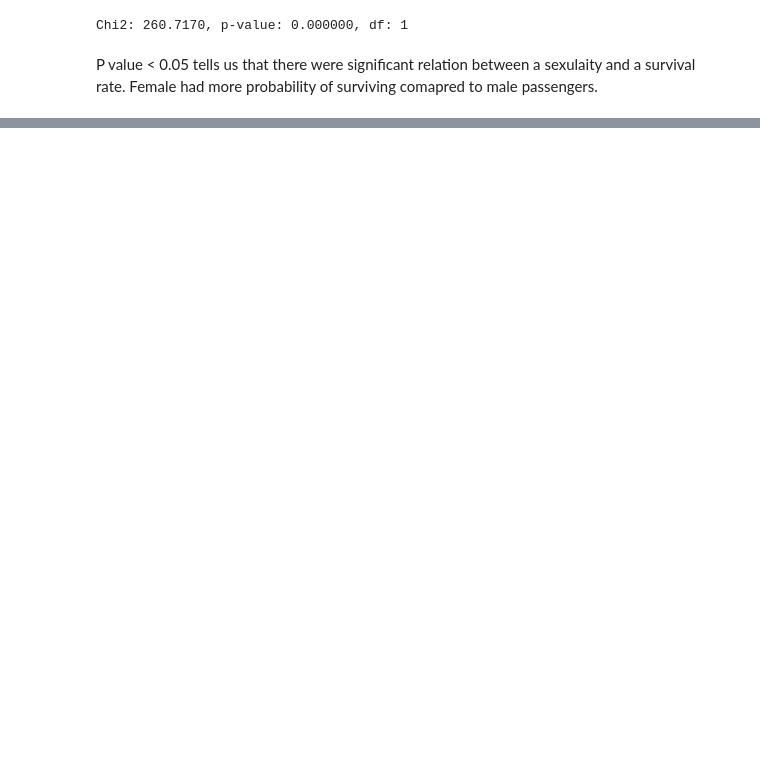
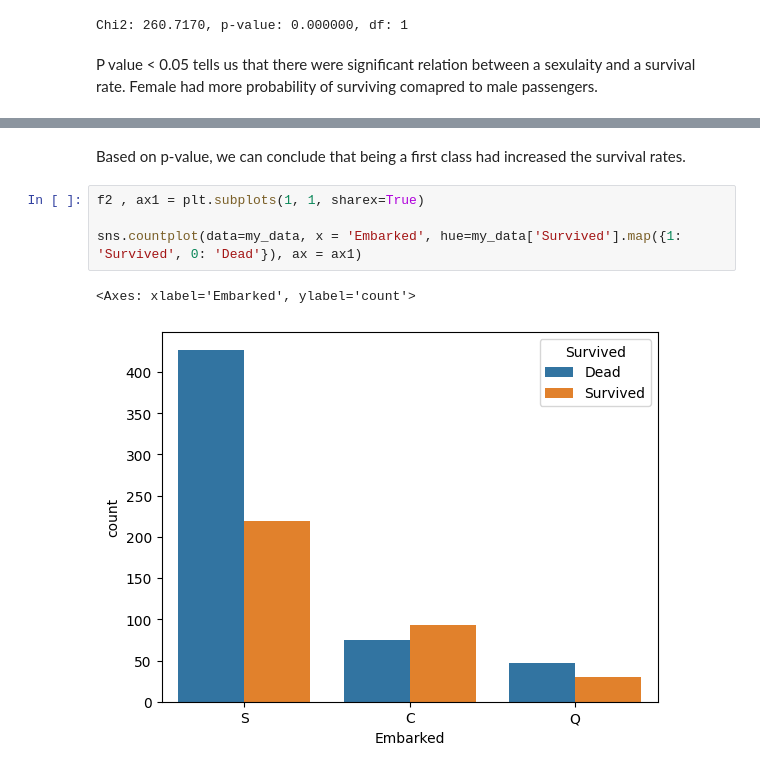
Before and after one commit to isaacqsxsq/Titanic-EDA, a Jupyter notebook: My_EDA.ipynb, the cells around one changed output, grey strips where cells are left out. Drawn from its saved outputs; the diff is of its cells as text; blank space fills up the shorter version.

```diff
--- a/My_EDA.ipynb
+++ b/My_EDA.ipynb
@@ -158,0 +218,9 @@ P value < 0.05 tells us that there were significant relation between a sexulaity
+# %% [markdown]
+Based on p-value, we can conclude that being a first class had increased the survival rates.
+# %%
+f2 , ax1 = plt.subplots(1, 1, sharex=True)
+
+sns.countplot(data=my_data, x = 'Embarked', hue=my_data['Survived'].map({1: 'Survived', 0: 'Dead'}), ax = ax1)
+# %% [output]
+<Axes: xlabel='Embarked', ylabel='count'>
+[figure, added]
```
Also changed, not shown: parts of 9 cells of this notebook.
